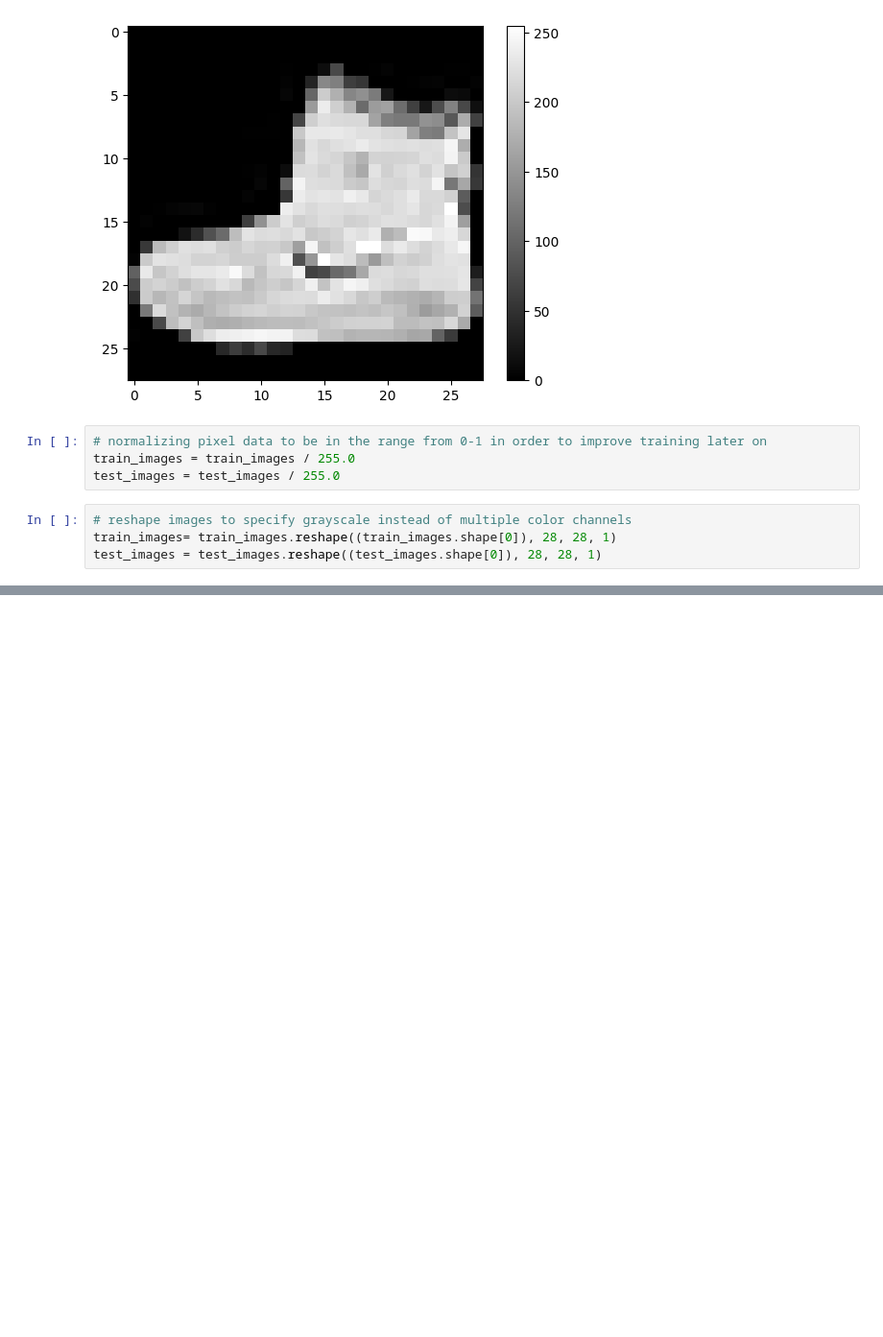
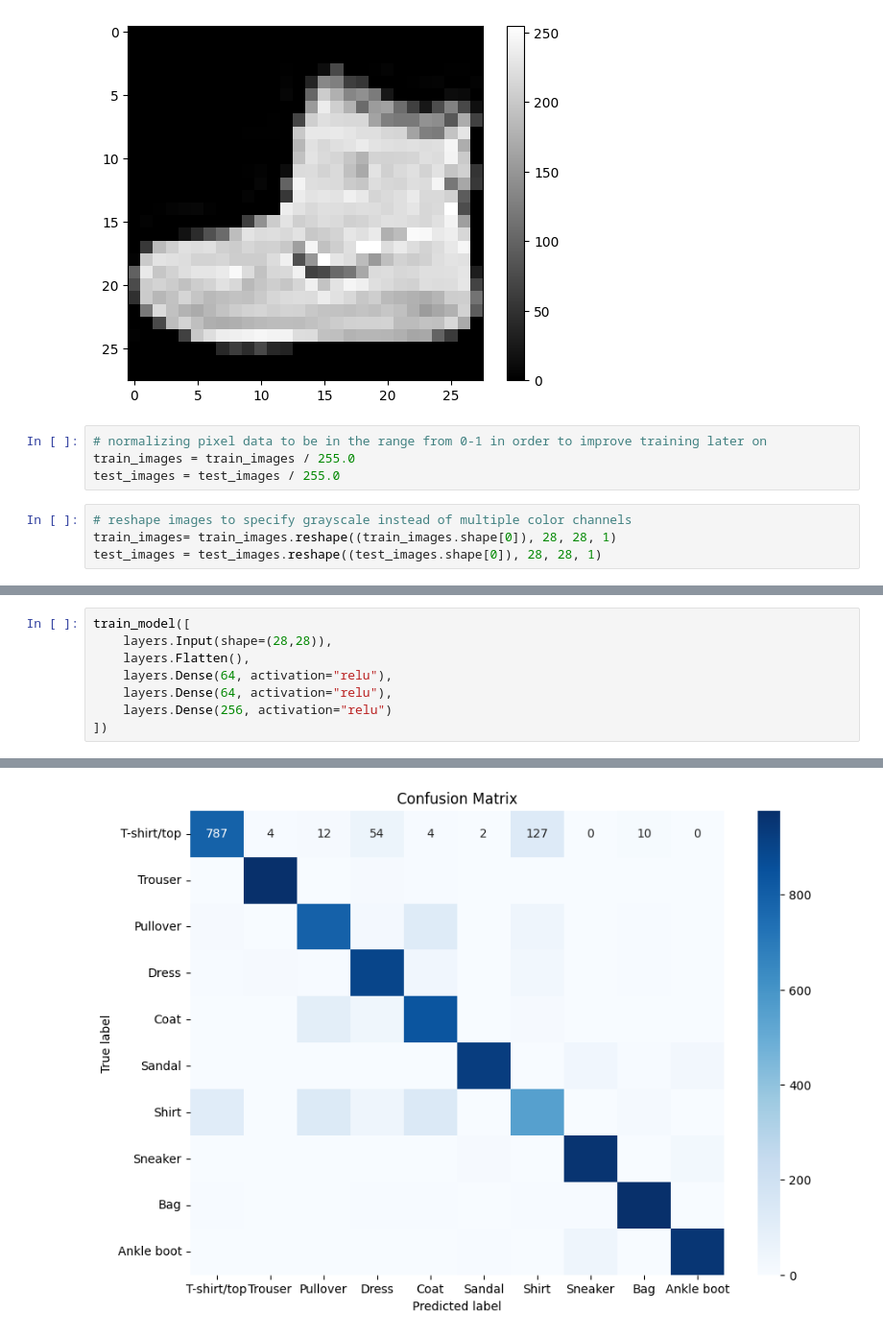
Before and after one commit to sigve10/Machine-Learning-Assignment-3-Group-5, a Jupyter notebook: assignment3.ipynb, the cells around one changed output, grey strips where cells are left out. Shown: that part at 96% size. Saved outputs shown, nothing was run; the diff lists cells and outputs as text; blank space fills up the shorter version.

```diff
--- a/assignment3.ipynb
+++ b/assignment3.ipynb
@@ -163,0 +106,9 @@ Test accuracy: 0.8801000118255615
+# %%
+train_model([
+	layers.Input(shape=(28,28)),
+	layers.Flatten(),
+	layers.Dense(64, activation="relu"),
+	layers.Dense(64, activation="relu"),
+	layers.Dense(256, activation="relu")
+])
+# %% [output]
@@ -163,0 +132 @@ Test accuracy: 0.8801000118255615
+[figure, added]
```
Also changed, not shown: parts of 12 cells of this notebook.
